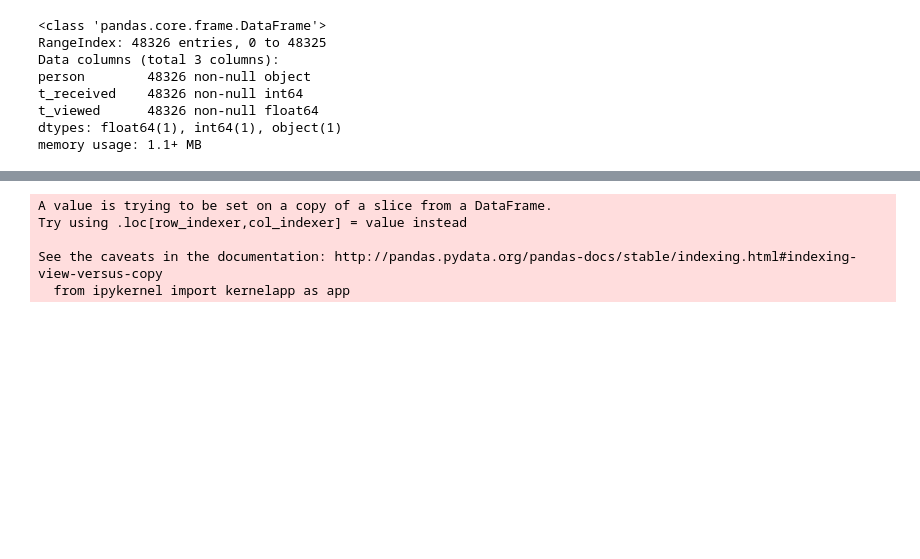
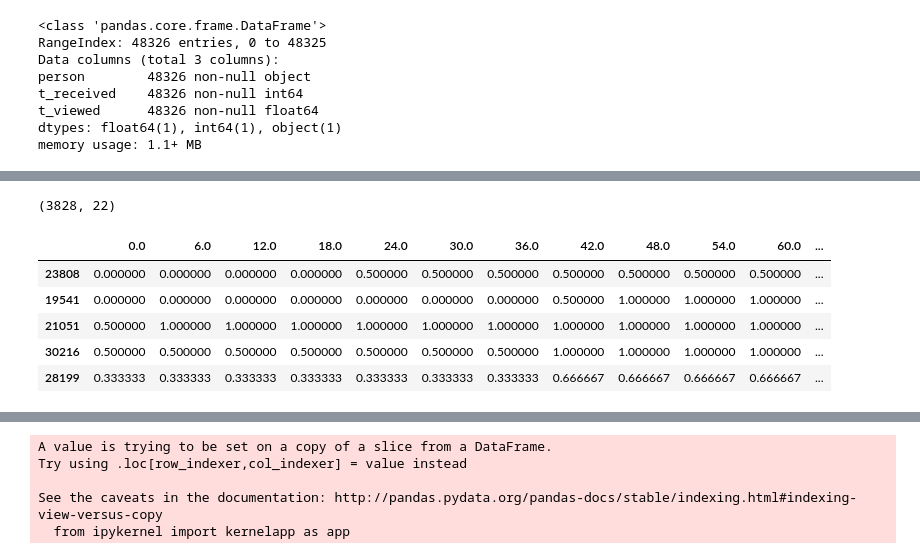
Before and after one commit to kudojp/StarBucksPromotionAnalysis, a Jupyter notebook: 190403StarbucksPromotionAnalysis.ipynb, the cells around one changed output, grey strips where cells are left out. Saved outputs shown, nothing was run; the diff lists cells and outputs as text; code cells hidden in the pictures; blank space fills up the shorter version.

```diff
--- a/190403StarbucksPromotionAnalysis.ipynb
+++ b/190403StarbucksPromotionAnalysis.ipynb
@@ -779,0 +321,15 @@ See the caveats in the documentation: http://pandas.pydata.org/pandas-docs/stabl
+# %%
+# Convert df into Cumulative Distribution of probability that coupon is viewed at each time
+for column_name in df2.columns[:-2]:
+        df2[column_name] = df2[column_name].astype(float) / df2.denom_viewed
+
+print(df2.shape)
+df2.sample(5)
+# %% [output]
+(3828, 22)
+|  | 0.0 | 6.0 | 12.0 | 18.0 | 24.0 | 30.0 | 36.0 | 42.0 | 48.0 | 54.0 | 60.0 | ... |
+| 23808 | 0.000000 | 0.000000 | 0.000000 | 0.000000 | 0.500000 | 0.500000 | 0.500000 | 0.500000 | 0.500000 | 0.500000 | 0.500000 | ... |
+| 19541 | 0.000000 | 0.000000 | 0.000000 | 0.000000 | 0.000000 | 0.000000 | 0.000000 | 0.500000 | 1.000000 | 1.000000 | 1.000000 | ... |
+| 21051 | 0.500000 | 1.000000 | 1.000000 | 1.000000 | 1.000000 | 1.000000 | 1.000000 | 1.000000 | 1.000000 | 1.000000 | 1.000000 | ... |
+| 30216 | 0.500000 | 0.500000 | 0.500000 | 0.500000 | 0.500000 | 0.500000 | 0.500000 | 1.000000 | 1.000000 | 1.000000 | 1.000000 | ... |
+| 28199 | 0.333333 | 0.333333 | 0.333333 | 0.333333 | 0.333333 | 0.333333 | 0.333333 | 0.666667 | 0.666667 | 0.666667 | 0.666667 | ... |
```
Also changed, not shown: parts of 131 cells of this notebook, 17 other files.
